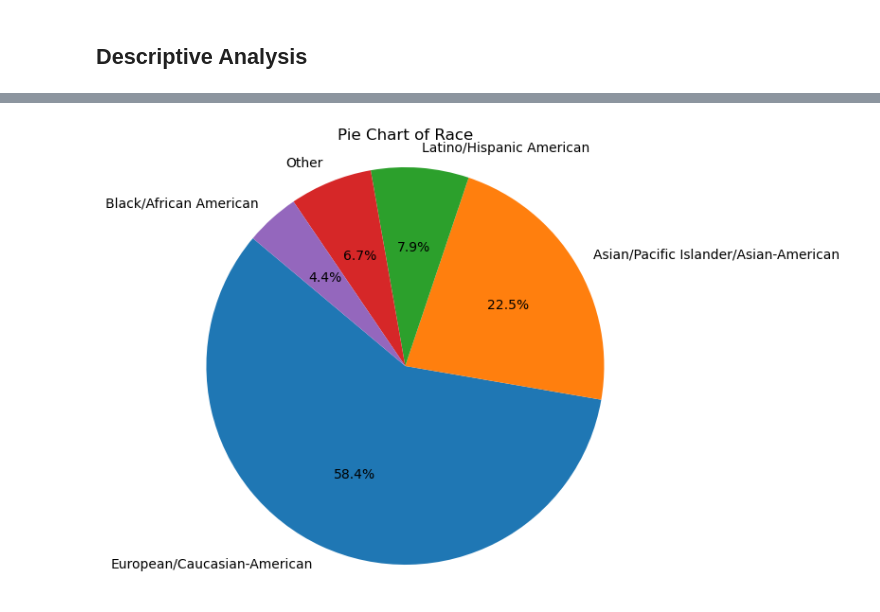
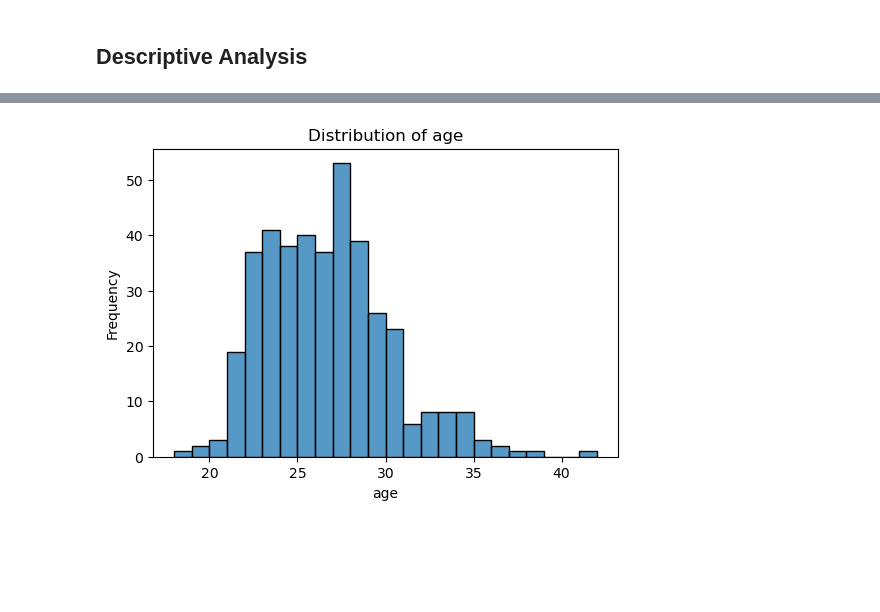
Before and after one commit to flaviafafa/speed_dating_project, a Jupyter notebook: data_processing/Phase2.ipynb, the cells around one changed output, grey strips where cells are left out. Drawn from its saved outputs; the diff is of its cells as text; code cells hidden in the pictures; blank space fills up the shorter version.

Commit message:
added explanations, finished data cleaning

```diff
--- a/data_processing/Phase2.ipynb
+++ b/data_processing/Phase2.ipynb
@@ -361,21 +422,12 @@ plt.show()
-# %%
-race_mapping = {
-    1: "Black/African American",
-    2: "European/Caucasian-American",
-    3: "Latino/Hispanic American",
-    4: "Asian/Pacific Islander/Asian-American",
-    5: "Native American",
-    6: "Other"
-}
-
-dating_df['race'] = dating_df['race'].map(race_mapping)
-
-race_counts = dating_df['race'].value_counts()
-
-plt.figure(figsize=(8, 6))
-plt.pie(race_counts, labels=race_counts.index, autopct='%1.1f%%', startangle=140)
-plt.axis('equal')
-plt.title('Pie Chart of Race')
-plt.show()
-# %% [output]
-[figure, removed]
+# %%
+def draw_hist(numerical_var, bin_width):
+    plt.figure(figsize = (6, 4))
+    sns.histplot(data = dating_df_subject, x = numerical_var, binwidth = bin_width)
+    plt.title(f'Distribution of {numerical_var}')
+    plt.xlabel(numerical_var)
+    plt.ylabel('Frequency')
+    plt.show()
+
+draw_hist("age", 1)
+# %% [output]
+[figure, added]
```
Also changed, not shown: parts of 74 cells of this notebook.
